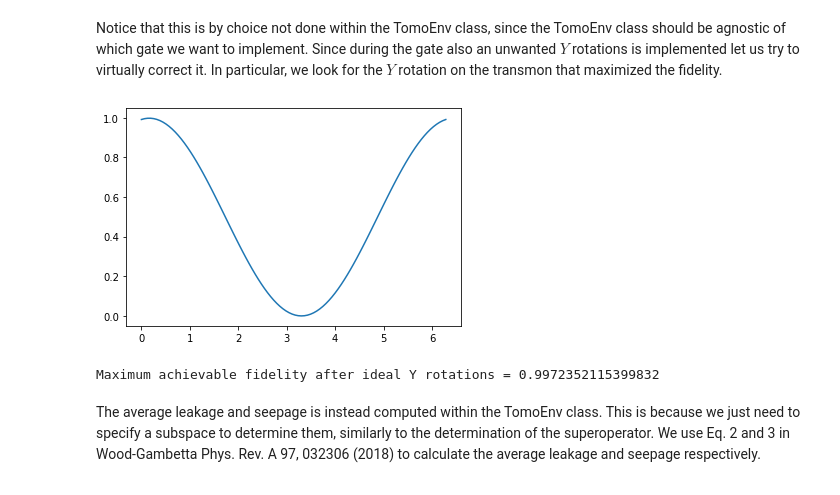
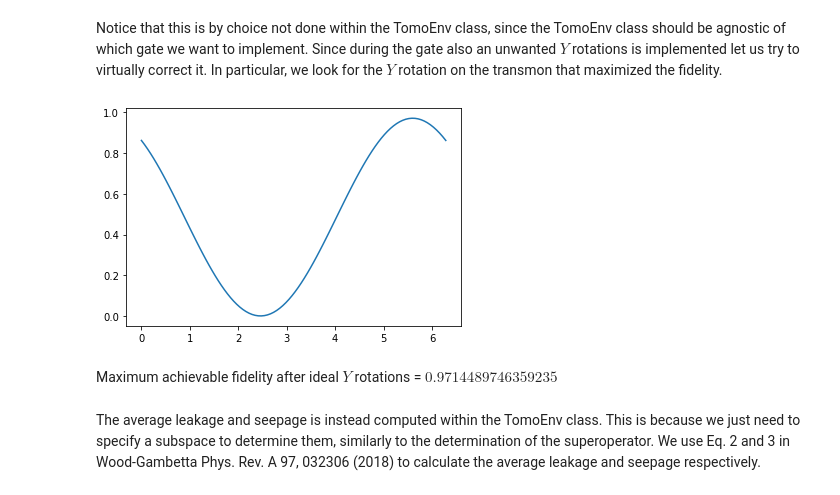
Before and after one commit to cianibegood/pysqkit, a Jupyter notebook: docs/research/transmon_fluxonium/cross_resonance_gate/cr_gate_driving_fluxonium.ipynb, the cells around one changed output. Drawn from its saved outputs; the diff is of its cells as text; code cells hidden in the pictures.

Commit message:
Analyzed different parameters for cross resonance

```diff
--- a/docs/research/transmon_fluxonium/cross_resonance_gate/cr_gate_driving_fluxonium.ipynb
+++ b/docs/research/transmon_fluxonium/cross_resonance_gate/cr_gate_driving_fluxonium.ipynb
@@ -61,32 +90,33 @@ The idea behind the cross-resonance gate is to drive one of the qubit at the fre
 temperature = 0.020 # K
 thermal_energy = temperature_to_thermalenergy(temperature) # kb T/h in GHz
 d_comp = 4
+
+p_set = "test"
 
 
 #Transmon
 levels_t = 3
 transm = pysqkit.qubits.SimpleTransmon(
     label='T',
-    max_freq=4.5,
-    anharm=-0.3,
-    diel_loss_tan=0.75*1e-6, #set to zero to check d_1 L1 = d_2 L2
+    max_freq=parameters_set[p_set]["max_freq_t"],
+    anharm=parameters_set[p_set]["anharm_t"],
+    diel_loss_tan=parameters_set[p_set]["diel_loss_tan_t"], #set to zero to check d_1 L1 = d_2 L2
     env_thermal_energy=thermal_energy,
     dim_hilbert=levels_t,
-    dephasing_times = {'1': 2*np.pi*50*1e3, '2': 2*np.pi*30*1e3}
+    dephasing_times=parameters_set[p_set]["dephasing_times_t"]
 )
 
 #Fluxonium
-levels_f = 7
+levels_f = 5
 
 flx = pysqkit.qubits.Fluxonium(
     label='F',
-    charge_energy=.973,
-    induct_energy=.457,
-    joseph_energy=8.0, #8.0,
-    diel_loss_tan=7.1*1e-6, #set to zero to check d_1 L1 = d_2 L2
+    charge_energy=parameters_set[p_set]["charge_energy_f"],
+    induct_energy=parameters_set[p_set]["induct_energy_f"],
+    joseph_energy=parameters_set[p_set]["joseph_energy_f"], #8.0,
+    diel_loss_tan=parameters_set[p_set]["diel_loss_tan_f"], #set to zero to check d_1 L1 = d_2 L2
     env_thermal_energy=thermal_energy,
-    dephasing_times = {'1': 2*np.pi*200*1e3, '2':2*np.pi*20*1e3,
-                       '3': 2*np.pi*20*1e3, '4': 2*np.pi*5*1e3} #ns/2*np.pi
+    dephasing_times= parameters_set[p_set]["dephasing_times_f"] #ns/2*np.pi
 )
 flx.diagonalize_basis(levels_f)
 
@@ -100,12 +130,13 @@ flx.add_drive(
 
 d_leak = levels_t*levels_f - d_comp
 
-jc = 0.03
+jc = parameters_set[p_set]["jc"]
 coupled_sys = transm.couple_to(flx, coupling=pysqkit.couplers.capacitive_coupling, strength=jc)
 bare_system = transm.couple_to(flx, coupling=pysqkit.couplers.capacitive_coupling, strength=0.0)
 
 states_label = coupled_sys.all_state_labels()
 states_dict = coupled_sys.states_as_dict(as_qobj=True)
+flx_freq = flx.eig_energies(2)[1] - flx.eig_energies(2)[0]
 # %% [markdown]
 The basis principle behind the gate is illustrated in the following figure
 # %%
@@ -159,5 +196,5 @@ func_to_minimize([300], 0, util.y_z_flx(coupled_sys, 'F')*0.4)
 # %%
-eps_drive = 0.4
+eps_drive = 1.0
 op = coupled_sys["F"].charge_op()*eps_drive
 freq_drive = transm.max_freq
 omega_drive = np.abs(get_mat_elem(op, coupled_sys.state("01")[1], coupled_sys.state("11")[1]))
@@ -175,6 +212,8 @@ start = time.time()
 
 minimization_result = minimize(func_to_minimize, t_tot_0, args=args_to_pass)
 
+print(minimization_result)
+
 end = time.time()
 
 t_tot = minimization_result['x'][0] #1/(util.y_z_flx(coupled_sys, 'F')*eps_drive*4)  # [ns]
@@ -361,20 +410,20 @@ def ry(theta):
 # %%
 fid_list_ry = []
 for theta in theta_list:
     rot_y_super = trf.kraus_to_super(ry(theta), weyl_by_index)
     fid_list_ry.append(average_process_fidelity(cr_super_target, rot_y_super.dot(total_sup_op)))
 
 fid_ry = np.array(fid_list_ry)
 
 plt.plot(theta_list, fid_ry)
 plt.show()
 max_fid = np.max(fid_ry)
 max_index = np.argmax(fid_ry)
 sup_rot_y_opt = trf.kraus_to_super(ry(theta_list[max_index]), weyl_by_index)
-print("Maximum achievable fidelity after ideal Y rotations = {}".format(max_fid))
+display(Latex(r"Maximum achievable fidelity after ideal $Y$ rotations = ${}$".format(max_fid)))
 # %% [output]
-[figure, old version]
+[figure, new version]
-Maximum achievable fidelity after ideal Y rotations = 0.9972352115399832
+Maximum achievable fidelity after ideal $Y$ rotations = $0.9714489746359235$
 # %% [markdown]
 The average leakage and seepage is instead computed within the TomoEnv class. This is because we just need to specify a subspace to determine them, similarly to the determination of the superoperator. We use Eq. 2 and 3 in Wood-Gambetta Phys. Rev. A 97, 032306 (2018) to calculate the average leakage and seepage respectively.
 # %%
```
Also changed, not shown: parts of 21 cells of this notebook, 3 other files.
